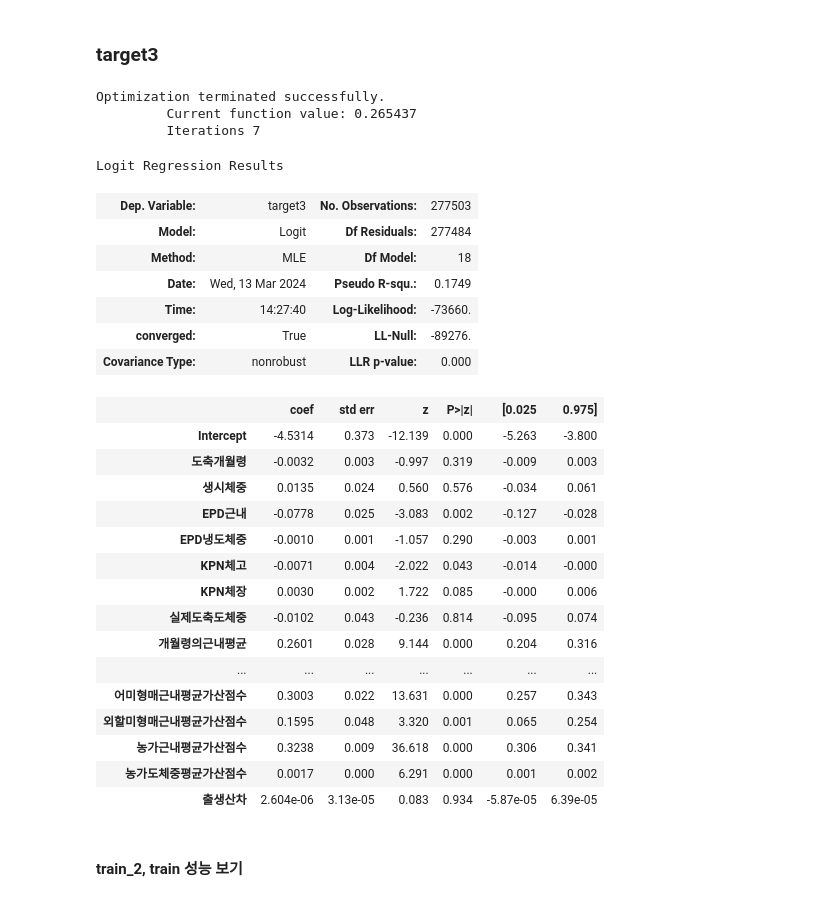
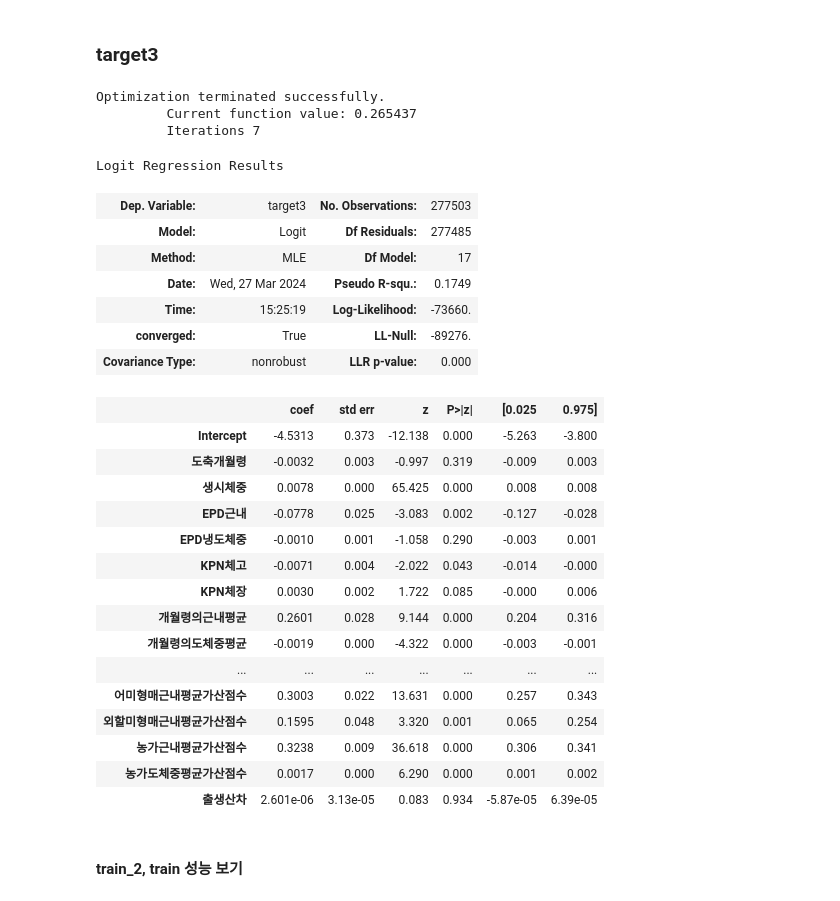
Before and after one commit to tabjun/2024-study, a Jupyter notebook: cow prediction study/code/code_0311.ipynb, the cells around one changed output. Cells and saved outputs as stored; diff of their text form; code cells hidden in the pictures.

```diff
--- a/cow prediction study/code/code_0311.ipynb
+++ b/cow prediction study/code/code_0311.ipynb
@@ -896,7 +843,7 @@ Index(['목장코드', '출생월', '도축개월령', '생시체중', '출생
 ### target1
 # %%
 model2 = sm.Logit.from_formula(""" target1 ~ 도축개월령+ 생시체중+ EPD근내+ EPD냉도체중+ KPN체고+ KPN체장
-                              + 실제도축도체중+ 개월령의근내평균 + 개월령의도체중평균
+                              + 개월령의근내평균 + 개월령의도체중평균
                               + 개월령의도체범위의근내평균 + 개월령의도체범위의도체중평균
                               + 형매근내평균가산점수+ 거세우형매도축단가가산평균 + 어미형매근내평균가산점수
                               + 외할미형매근내평균가산점수+ 농가근내평균가산점수
@@ -1143,7 +1091,7 @@ perfo(val_copy2['target1'], val_copy2['prob_5'], beta=1)
 ### target2
 # %%
 model2_target2 = sm.Logit.from_formula(""" target2 ~ 도축개월령+ 생시체중+ EPD근내+ EPD냉도체중+ KPN체고+ KPN체장
-                              + 실제도축도체중+ 개월령의근내평균 + 개월령의도체중평균
+                              + 개월령의근내평균 + 개월령의도체중평균
                               + 개월령의도체범위의근내평균 + 개월령의도체범위의도체중평균
                               + 형매근내평균가산점수+ 거세우형매도축단가가산평균 + 어미형매근내평균가산점수
                               + 외할미형매근내평균가산점수+ 농가근내평균가산점수
@@ -1387,41 +1337,41 @@ perfo(val_copy2_target2['target2'], val_copy2_target2['prob_5'], beta=1)
 ### target3
 # %%
 model2_target3 = sm.Logit.from_formula(""" target3 ~ 도축개월령+ 생시체중+ EPD근내+ EPD냉도체중+ KPN체고+ KPN체장
-                              + 실제도축도체중+ 개월령의근내평균 + 개월령의도체중평균
+                              + 개월령의근내평균 + 개월령의도체중평균
                               + 개월령의도체범위의근내평균 + 개월령의도체범위의도체중평균
                               + 형매근내평균가산점수+ 거세우형매도축단가가산평균 + 어미형매근내평균가산점수
                               + 외할미형매근내평균가산점수+ 농가근내평균가산점수
                               + 농가도체중평균가산점수 + 출생산차 """, train_2).fit()
 
 model2_target3.summary()
 # %% [output]
 Optimization terminated successfully.
          Current function value: 0.265437
          Iterations 7
 Logit Regression Results
 | Dep. Variable: | target3 | No. Observations: | 277503 |
-| Model: | Logit | Df Residuals: | 277484 |
-| Method: | MLE | Df Model: | 18 |
-| Date: | Wed, 13 Mar 2024 | Pseudo R-squ.: | 0.1749 |
-| Time: | 14:27:40 | Log-Likelihood: | -73660. |
+| Model: | Logit | Df Residuals: | 277485 |
+| Method: | MLE | Df Model: | 17 |
+| Date: | Wed, 27 Mar 2024 | Pseudo R-squ.: | 0.1749 |
+| Time: | 15:25:19 | Log-Likelihood: | -73660. |
 | converged: | True | LL-Null: | -89276. |
 | Covariance Type: | nonrobust | LLR p-value: | 0.000 |
 |  | coef | std err | z | P>|z| | [0.025 | 0.975] |
-| Intercept | -4.5314 | 0.373 | -12.139 | 0.000 | -5.263 | -3.800 |
+| Intercept | -4.5313 | 0.373 | -12.138 | 0.000 | -5.263 | -3.800 |
 | 도축개월령 | -0.0032 | 0.003 | -0.997 | 0.319 | -0.009 | 0.003 |
-| 생시체중 | 0.0135 | 0.024 | 0.560 | 0.576 | -0.034 | 0.061 |
+| 생시체중 | 0.0078 | 0.000 | 65.425 | 0.000 | 0.008 | 0.008 |
 | EPD근내 | -0.0778 | 0.025 | -3.083 | 0.002 | -0.127 | -0.028 |
-| EPD냉도체중 | -0.0010 | 0.001 | -1.057 | 0.290 | -0.003 | 0.001 |
+| EPD냉도체중 | -0.0010 | 0.001 | -1.058 | 0.290 | -0.003 | 0.001 |
 | KPN체고 | -0.0071 | 0.004 | -2.022 | 0.043 | -0.014 | -0.000 |
 | KPN체장 | 0.0030 | 0.002 | 1.722 | 0.085 | -0.000 | 0.006 |
-| 실제도축도체중 | -0.0102 | 0.043 | -0.236 | 0.814 | -0.095 | 0.074 |
 | 개월령의근내평균 | 0.2601 | 0.028 | 9.144 | 0.000 | 0.204 | 0.316 |
+| 개월령의도체중평균 | -0.0019 | 0.000 | -4.322 | 0.000 | -0.003 | -0.001 |
 | ... | ... | ... | ... | ... | ... | ... |
 | 어미형매근내평균가산점수 | 0.3003 | 0.022 | 13.631 | 0.000 | 0.257 | 0.343 |
 | 외할미형매근내평균가산점수 | 0.1595 | 0.048 | 3.320 | 0.001 | 0.065 | 0.254 |
 | 농가근내평균가산점수 | 0.3238 | 0.009 | 36.618 | 0.000 | 0.306 | 0.341 |
-| 농가도체중평균가산점수 | 0.0017 | 0.000 | 6.291 | 0.000 | 0.001 | 0.002 |
-| 출생산차 | 2.604e-06 | 3.13e-05 | 0.083 | 0.934 | -5.87e-05 | 6.39e-05 |
+| 농가도체중평균가산점수 | 0.0017 | 0.000 | 6.290 | 0.000 | 0.001 | 0.002 |
+| 출생산차 | 2.601e-06 | 3.13e-05 | 0.083 | 0.934 | -5.87e-05 | 6.39e-05 |
 # %% [markdown]
 #### train_2, train 성능 보기
 # %%
```
Also changed, not shown: parts of 31 cells of this notebook, 1 other file.
